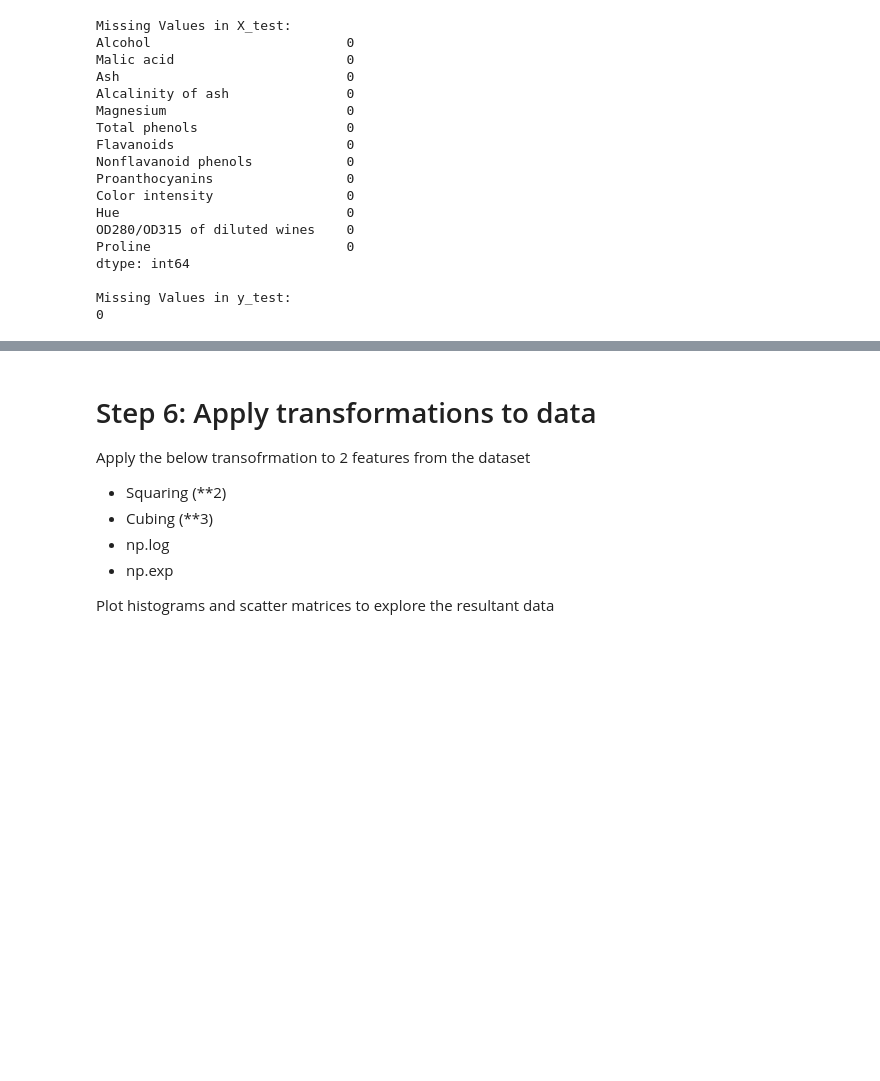
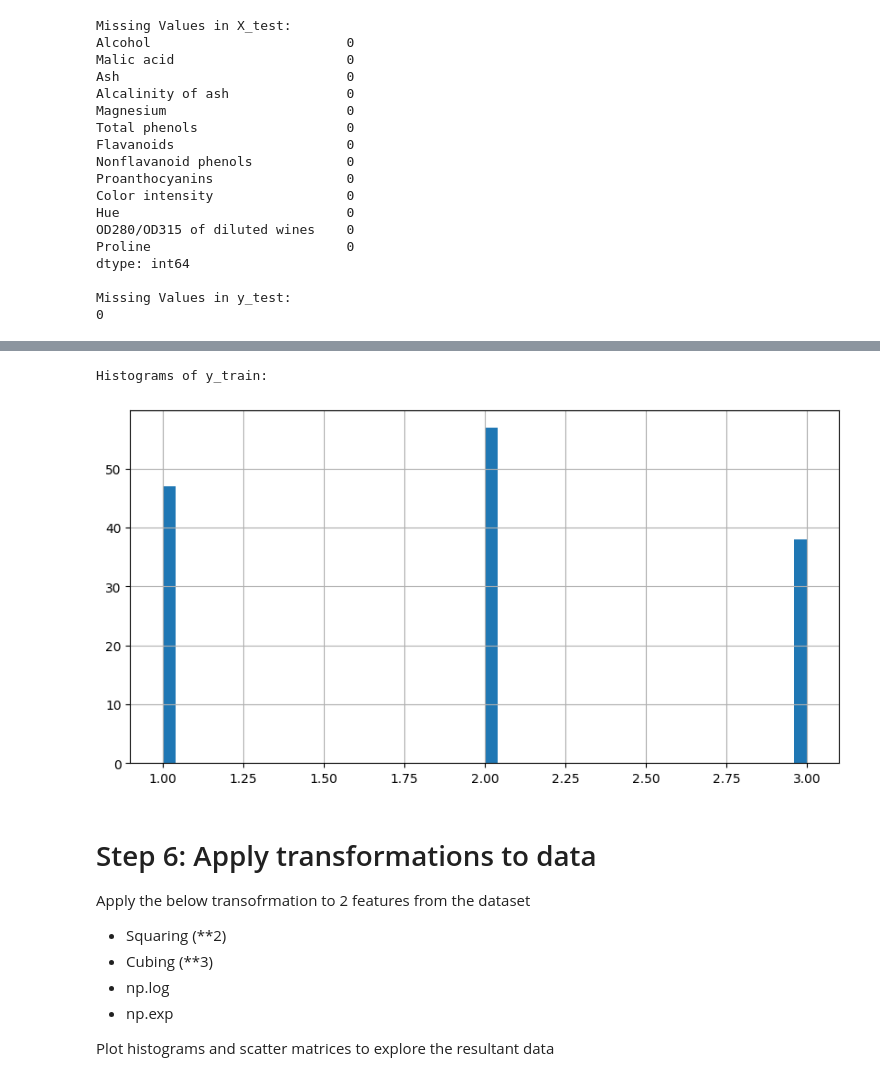
Before and after one commit to atoothman/data71200, a Jupyter notebook: DATA_71200__Project_1__Wine.ipynb, the cells around one changed output, grey strips where cells are left out. Cells and saved outputs as stored; diff of their text form; code cells hidden in the pictures; blank space fills up the shorter version.

```diff
--- a/DATA_71200__Project_1__Wine.ipynb
+++ b/DATA_71200__Project_1__Wine.ipynb
@@ -333,0 +366,8 @@ from pandas.plotting import scatter_matrix
+# %%
+# Histograms of y_train
+print("Histograms of y_train:")
+y_train.hist(bins=50, figsize=(10,5))
+plt.show()
+# %% [output]
+Histograms of y_train:
+[figure, added]
```
Also changed, not shown: parts of 4 cells of this notebook.
